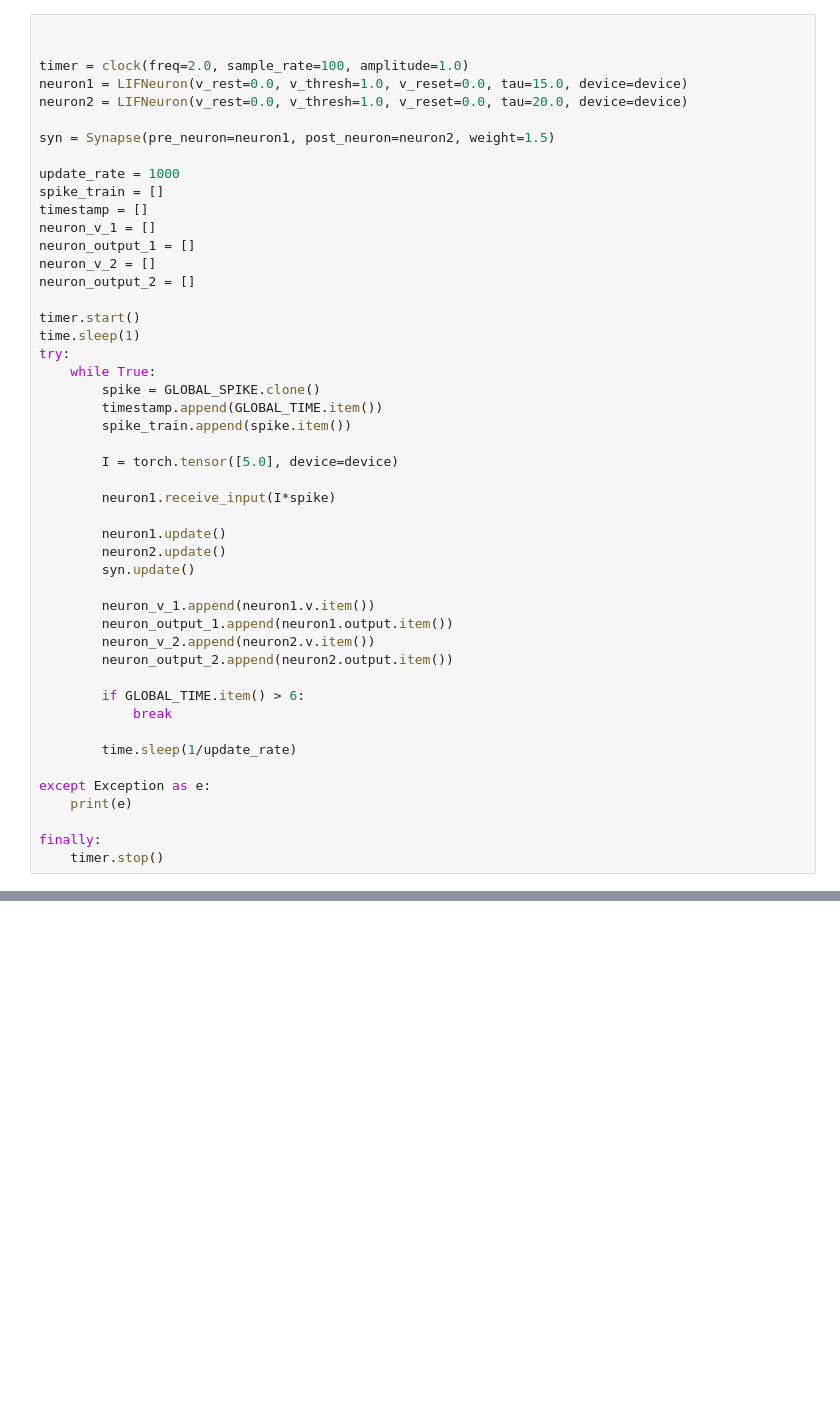
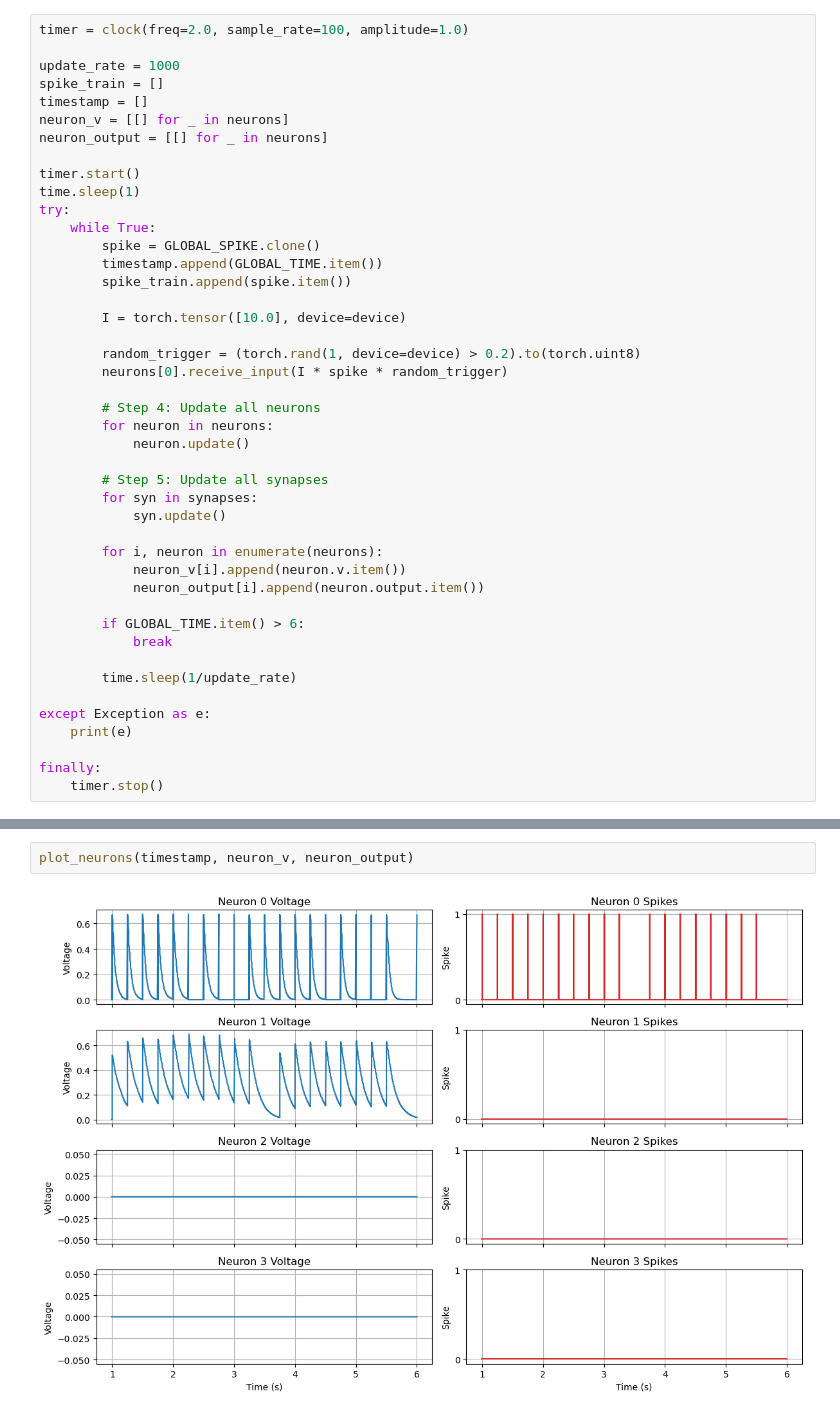
Before and after one commit to bhargavCSSE/neuron-simulations, a Jupyter notebook: runbook.ipynb, the cells around one changed output, grey strips where cells are left out. Drawn from its saved outputs; the diff is of its cells as text; blank space fills up the shorter version.

```diff
--- a/runbook.ipynb
+++ b/runbook.ipynb
@@ -28,19 +233,11 @@ class Synapse:
 # %%
-
-
 timer = clock(freq=2.0, sample_rate=100, amplitude=1.0)
-neuron1 = LIFNeuron(v_rest=0.0, v_thresh=1.0, v_reset=0.0, tau=15.0, device=device)
-neuron2 = LIFNeuron(v_rest=0.0, v_thresh=1.0, v_reset=0.0, tau=20.0, device=device)
-
-syn = Synapse(pre_neuron=neuron1, post_neuron=neuron2, weight=1.5)
 
 update_rate = 1000
 spike_train = []
 timestamp = []
-neuron_v_1 = []
-neuron_output_1 = []
-neuron_v_2 = []
-neuron_output_2 = []
+neuron_v = [[] for _ in neurons]
+neuron_output = [[] for _ in neurons]
 
 timer.start()
 time.sleep(1)
@@ -50,18 +247,22 @@ try:
         timestamp.append(GLOBAL_TIME.item())
         spike_train.append(spike.item())
 
-        I = torch.tensor([5.0], device=device)
+        I = torch.tensor([10.0], device=device)
 
-        neuron1.receive_input(I*spike)
+        random_trigger = (torch.rand(1, device=device) > 0.2).to(torch.uint8)
+        neurons[0].receive_input(I * spike * random_trigger)
 
-        neuron1.update()
-        neuron2.update()
-        syn.update()
+        # Step 4: Update all neurons
+        for neuron in neurons:
+            neuron.update()
 
-        neuron_v_1.append(neuron1.v.item())
-        neuron_output_1.append(neuron1.output.item())
-        neuron_v_2.append(neuron2.v.item())
-        neuron_output_2.append(neuron2.output.item())
+        # Step 5: Update all synapses
+        for syn in synapses:
+            syn.update()
+
+        for i, neuron in enumerate(neurons):
+            neuron_v[i].append(neuron.v.item())
+            neuron_output[i].append(neuron.output.item())
 
         if GLOBAL_TIME.item() > 6:
             break
@@ -107,0 +277,4 @@ plt.show()
+# %%
+plot_neurons(timestamp, neuron_v, neuron_output)
+# %% [output]
+[figure, added]
```
Also changed, not shown: parts of 8 cells of this notebook, 2 other files.
